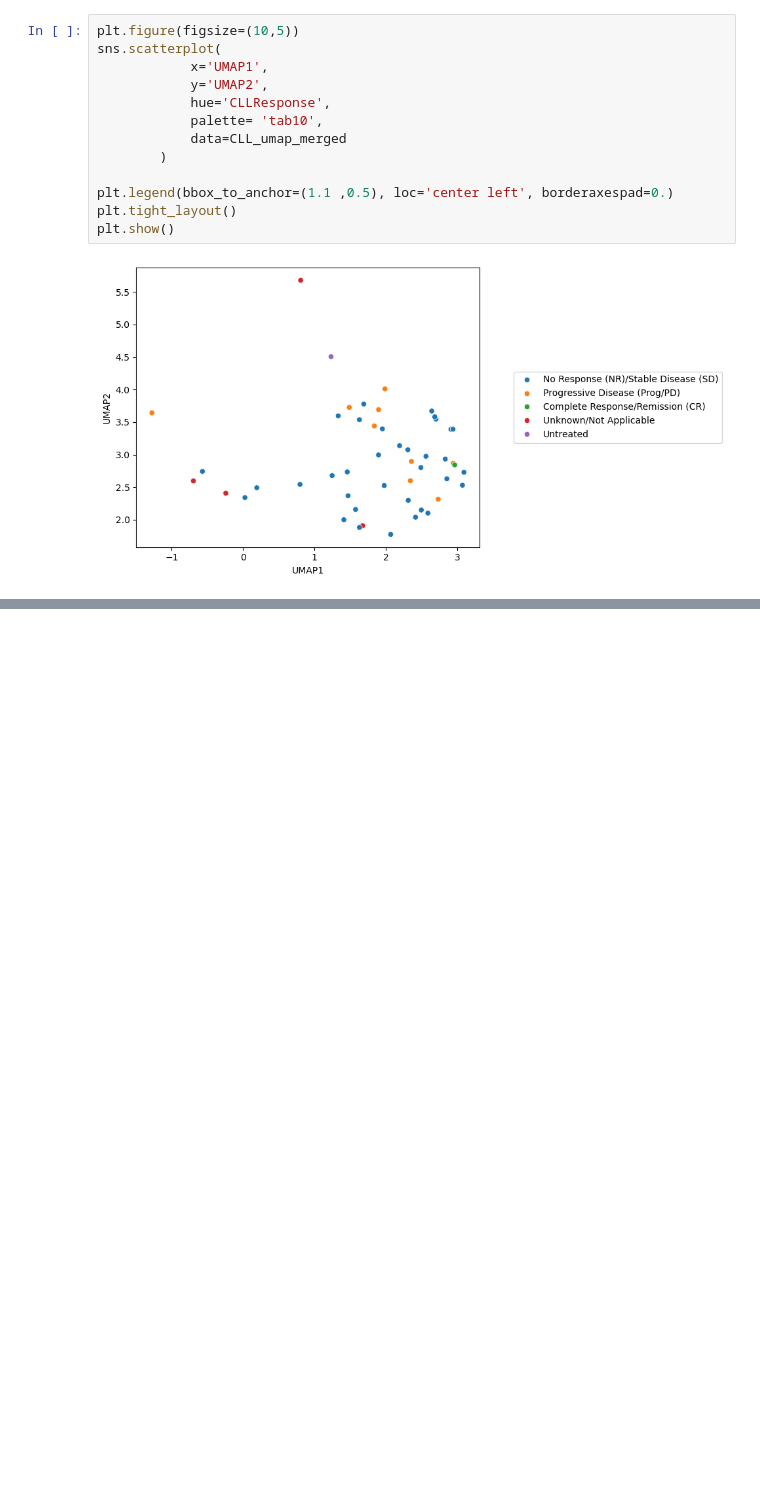
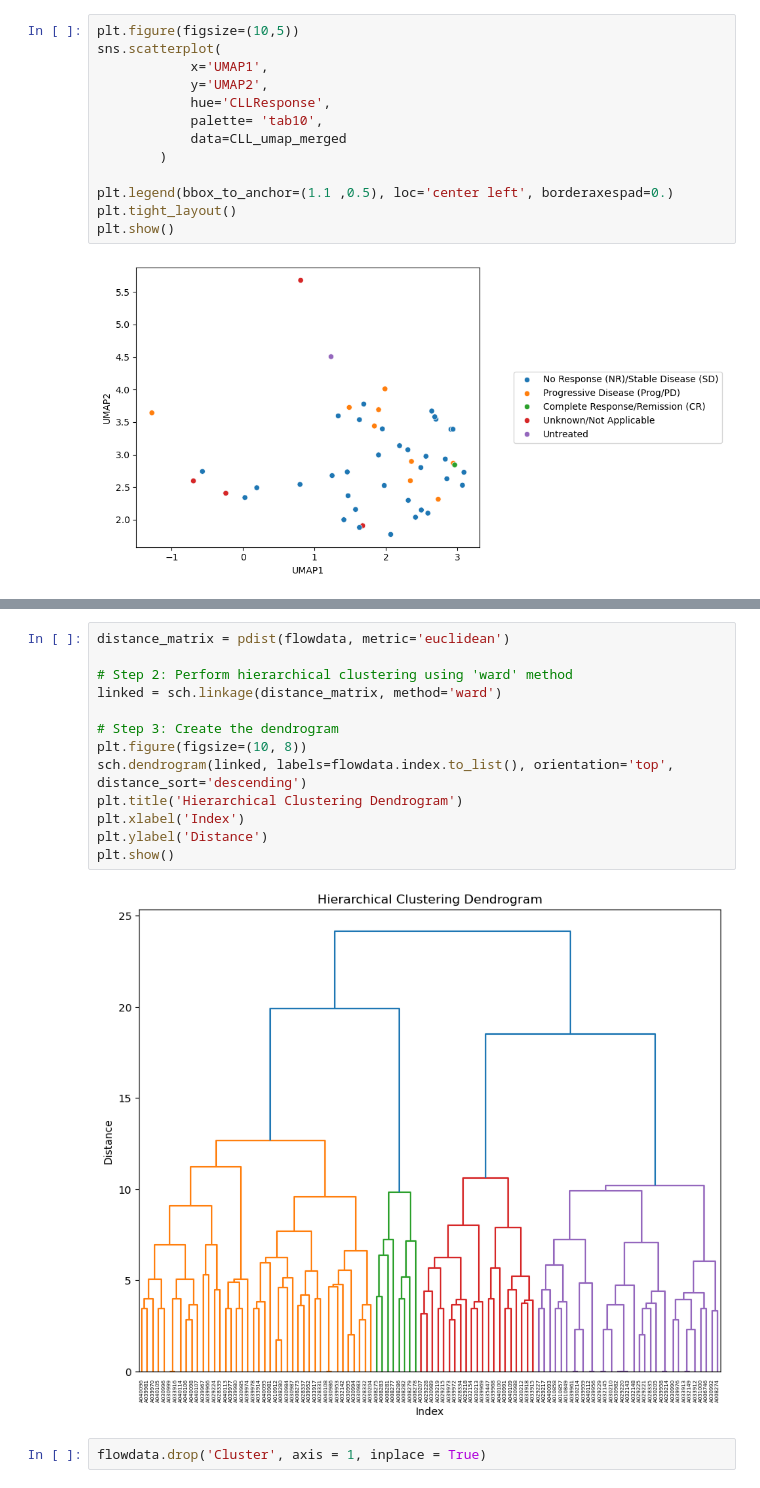
Before and after one commit to wshao1/team_cherry_garcia, a Jupyter notebook: KN_files/KN_Clinical.ipynb, the cells around one changed output, grey strips where cells are left out. Cells and saved outputs as stored; diff of their text form; blank space fills up the shorter version.

```diff
--- a/KN_files/KN_Clinical.ipynb
+++ b/KN_files/KN_Clinical.ipynb
@@ -751,0 +943,17 @@ AttributeError: 'Series' object has no attribute 'columns'
+# %%
+distance_matrix = pdist(flowdata, metric='euclidean')
+
+# Step 2: Perform hierarchical clustering using 'ward' method
+linked = sch.linkage(distance_matrix, method='ward')
+
+# Step 3: Create the dendrogram
+plt.figure(figsize=(10, 8))
+sch.dendrogram(linked, labels=flowdata.index.to_list(), orientation='top', distance_sort='descending')
+plt.title('Hierarchical Clustering Dendrogram')
+plt.xlabel('Index')
+plt.ylabel('Distance')
+plt.show()
+# %% [output]
+[figure, added]
+# %%
+flowdata.drop('Cluster', axis = 1, inplace = True)
```
Also changed, not shown: parts of 45 cells of this notebook, 9 other files.
